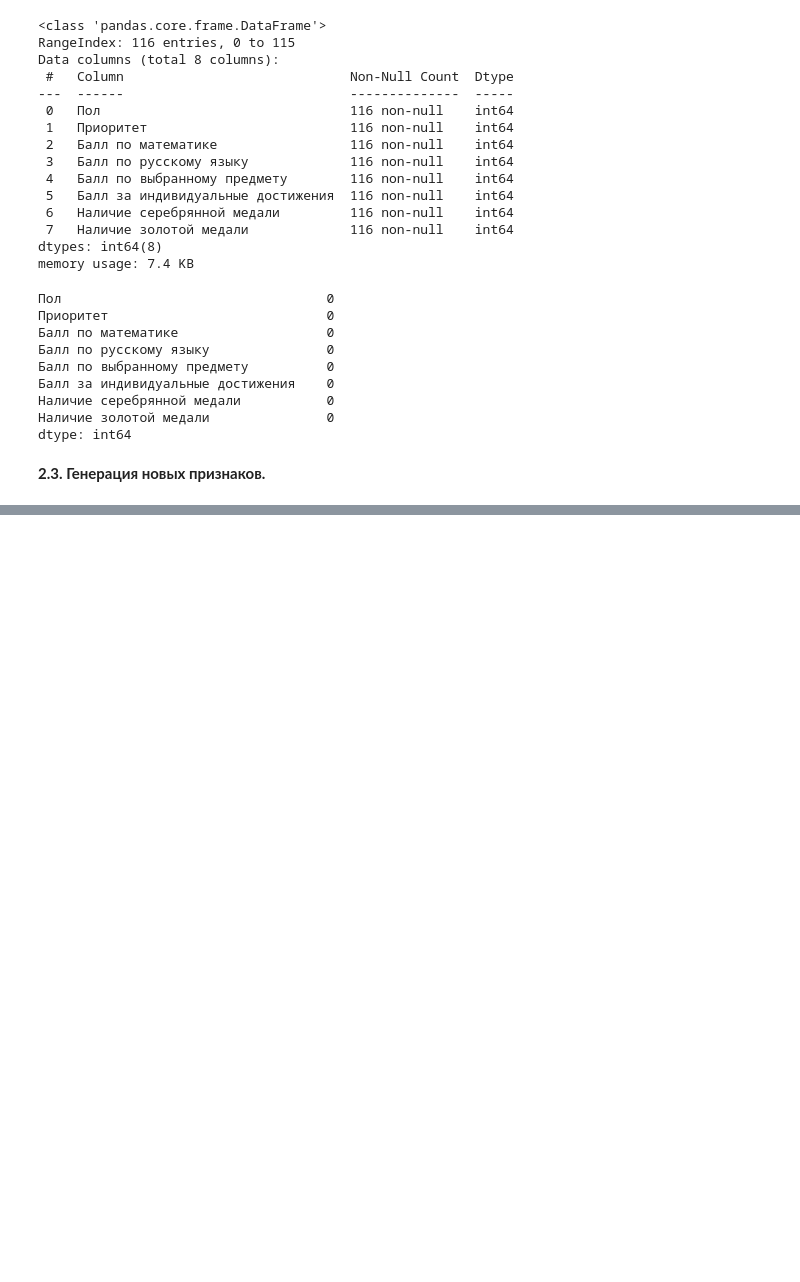
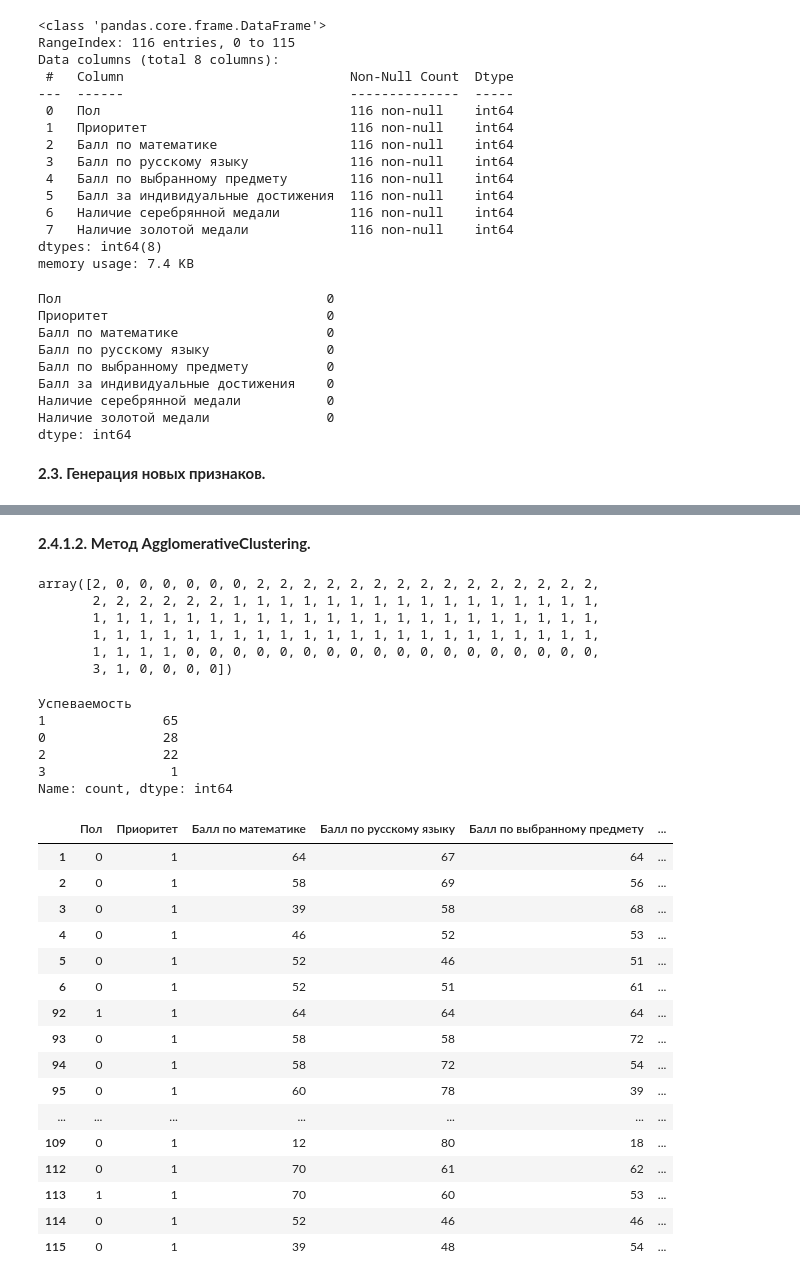
Before and after one commit to ashira09/application-of-neural-networks-to-predict-student-performance, a Jupyter notebook: nn.ipynb, the cells around one changed output, grey strips where cells are left out. Saved outputs shown, nothing was run; the diff lists cells and outputs as text; code cells hidden in the pictures; blank space fills up the shorter version.

```diff
--- a/nn.ipynb
+++ b/nn.ipynb
@@ -269,0 +317,44 @@ pd.DataFrame(new_y_train).describe()
+# %% [markdown]
+**2.4.1.2. Метод AgglomerativeClustering.**
+# %%
+ac = AgglomerativeClustering(n_clusters=4).fit(df_features)
+ac.labels_
+# %% [output]
+array([2, 0, 0, 0, 0, 0, 0, 2, 2, 2, 2, 2, 2, 2, 2, 2, 2, 2, 2, 2, 2, 2,
+       2, 2, 2, 2, 2, 2, 1, 1, 1, 1, 1, 1, 1, 1, 1, 1, 1, 1, 1, 1, 1, 1,
+       1, 1, 1, 1, 1, 1, 1, 1, 1, 1, 1, 1, 1, 1, 1, 1, 1, 1, 1, 1, 1, 1,
+       1, 1, 1, 1, 1, 1, 1, 1, 1, 1, 1, 1, 1, 1, 1, 1, 1, 1, 1, 1, 1, 1,
+       1, 1, 1, 1, 0, 0, 0, 0, 0, 0, 0, 0, 0, 0, 0, 0, 0, 0, 0, 0, 0, 0,
+       3, 1, 0, 0, 0, 0])
+# %%
+df_target = pd.DataFrame(ac.labels_, columns=["Успеваемость"])
+df_target.value_counts()
+# %% [output]
+Успеваемость
+1               65
+0               28
+2               22
+3                1
+Name: count, dtype: int64
+# %%
+ac_clustering_data = pd.concat([df_features, df_target],axis=1)
+# %%
+ac_clustering_data[ac_clustering_data["Успеваемость"] == 0]
+# %% [output]
+|  | Пол | Приоритет | Балл по математике | Балл по русскому языку | Балл по выбранному предмету | ... |
+| 1 | 0 | 1 | 64 | 67 | 64 | ... |
+| 2 | 0 | 1 | 58 | 69 | 56 | ... |
+| 3 | 0 | 1 | 39 | 58 | 68 | ... |
+| 4 | 0 | 1 | 46 | 52 | 53 | ... |
+| 5 | 0 | 1 | 52 | 46 | 51 | ... |
+| 6 | 0 | 1 | 52 | 51 | 61 | ... |
+| 92 | 1 | 1 | 64 | 64 | 64 | ... |
+| 93 | 0 | 1 | 58 | 58 | 72 | ... |
+| 94 | 0 | 1 | 58 | 72 | 54 | ... |
+| 95 | 0 | 1 | 60 | 78 | 39 | ... |
+| ... | ... | ... | ... | ... | ... | ... |
+| 109 | 0 | 1 | 12 | 80 | 18 | ... |
+| 112 | 0 | 1 | 70 | 61 | 62 | ... |
+| 113 | 1 | 1 | 70 | 60 | 53 | ... |
+| 114 | 0 | 1 | 52 | 46 | 46 | ... |
+| 115 | 0 | 1 | 39 | 48 | 54 | ... |
```
Also changed, not shown: parts of 61 cells of this notebook.
